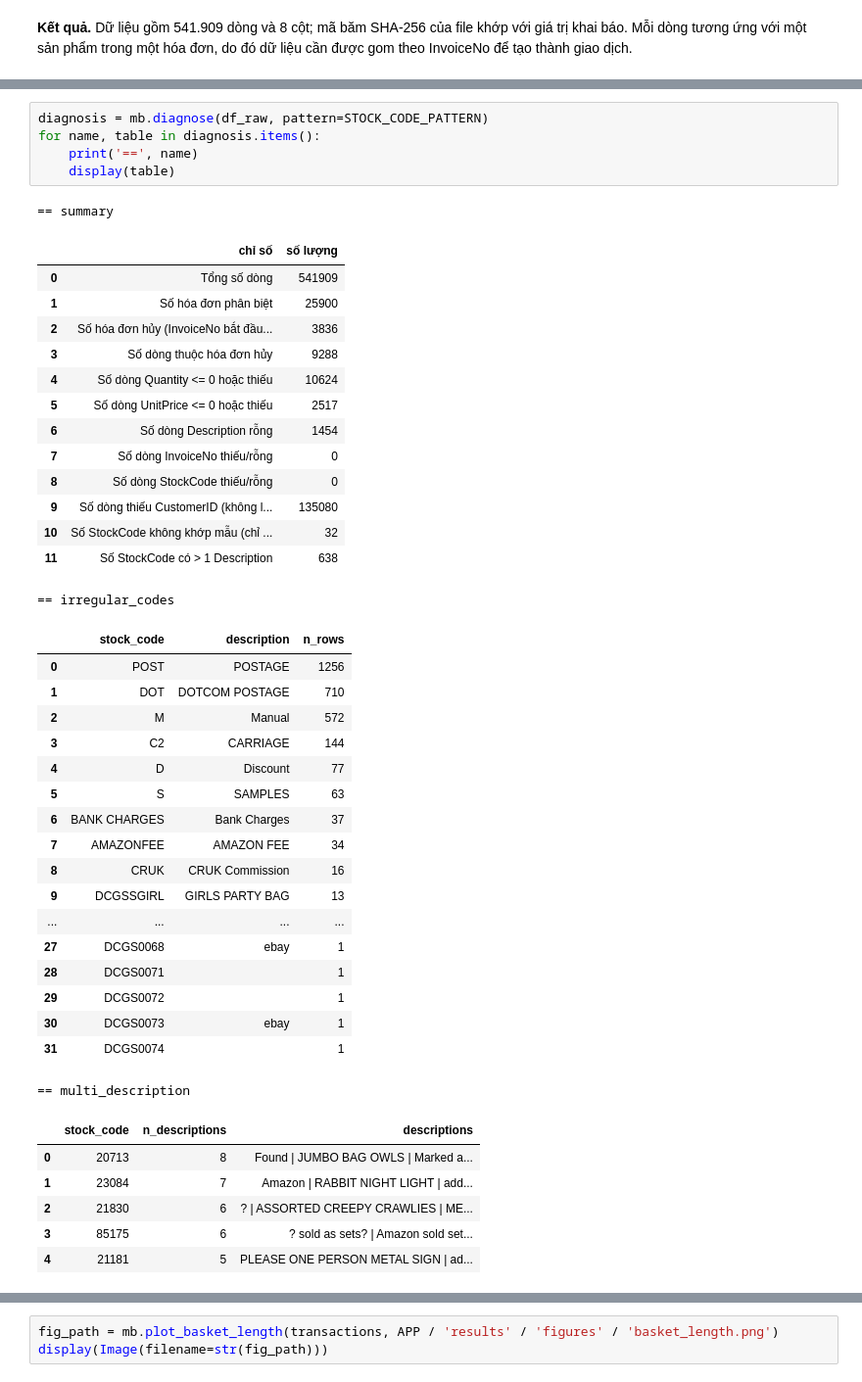
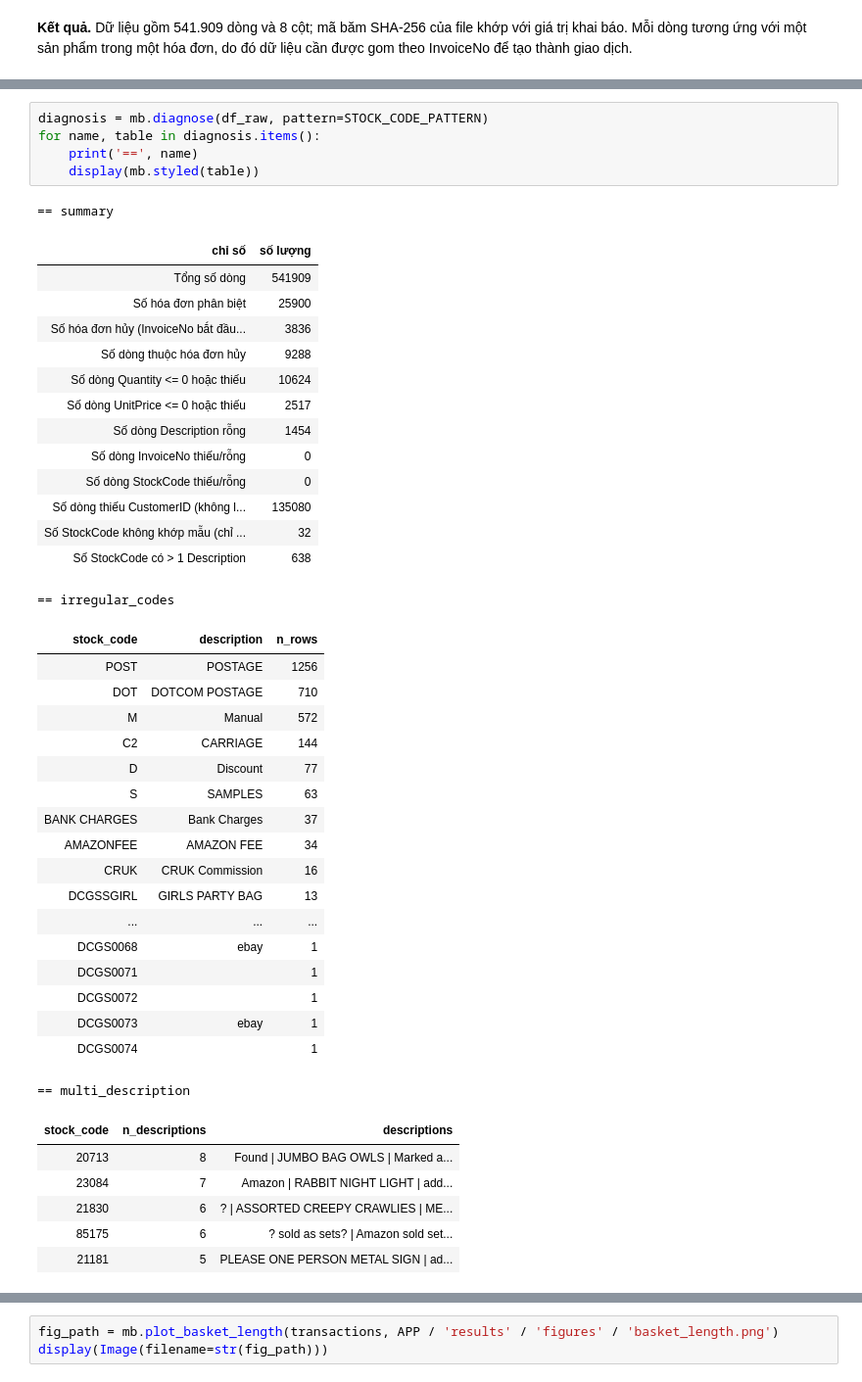
Before and after one commit to DRAGON-1312/FPClose, a Jupyter notebook: notebooks/application_01.ipynb, the cells around one changed output, grey strips where cells are left out. Shown at 98% size. Saved outputs shown, nothing was run; the diff lists cells and outputs as text.

```diff
--- a/notebooks/application_01.ipynb
+++ b/notebooks/application_01.ipynb
@@ -109,46 +144,46 @@ Trước khi loại bỏ bất kỳ dòng nào, dữ liệu được chẩn đo
 # %%
 diagnosis = mb.diagnose(df_raw, pattern=STOCK_CODE_PATTERN)
 for name, table in diagnosis.items():
     print('==', name)
-    display(table)
+    display(mb.styled(table))
 # %% [output]
 == summary
-|  | chỉ số | số lượng |
-| 0 | Tổng số dòng | 541909 |
-| 1 | Số hóa đơn phân biệt | 25900 |
-| 2 | Số hóa đơn hủy (InvoiceNo bắt đầu... | 3836 |
-| 3 | Số dòng thuộc hóa đơn hủy | 9288 |
-| 4 | Số dòng Quantity <= 0 hoặc thiếu | 10624 |
-| 5 | Số dòng UnitPrice <= 0 hoặc thiếu | 2517 |
-| 6 | Số dòng Description rỗng | 1454 |
-| 7 | Số dòng InvoiceNo thiếu/rỗng | 0 |
-| 8 | Số dòng StockCode thiếu/rỗng | 0 |
-| 9 | Số dòng thiếu CustomerID (không l... | 135080 |
-| 10 | Số StockCode không khớp mẫu (chỉ ... | 32 |
-| 11 | Số StockCode có > 1 Description | 638 |
+| chỉ số | số lượng |
+| Tổng số dòng | 541909 |
+| Số hóa đơn phân biệt | 25900 |
+| Số hóa đơn hủy (InvoiceNo bắt đầu... | 3836 |
+| Số dòng thuộc hóa đơn hủy | 9288 |
+| Số dòng Quantity <= 0 hoặc thiếu | 10624 |
+| Số dòng UnitPrice <= 0 hoặc thiếu | 2517 |
+| Số dòng Description rỗng | 1454 |
+| Số dòng InvoiceNo thiếu/rỗng | 0 |
+| Số dòng StockCode thiếu/rỗng | 0 |
+| Số dòng thiếu CustomerID (không l... | 135080 |
+| Số StockCode không khớp mẫu (chỉ ... | 32 |
+| Số StockCode có > 1 Description | 638 |
 == irregular_codes
-|  | stock_code | description | n_rows |
-| 0 | POST | POSTAGE | 1256 |
-| 1 | DOT | DOTCOM POSTAGE | 710 |
-| 2 | M | Manual | 572 |
-| 3 | C2 | CARRIAGE | 144 |
-| 4 | D | Discount | 77 |
-| 5 | S | SAMPLES | 63 |
-| 6 | BANK CHARGES | Bank Charges | 37 |
-| 7 | AMAZONFEE | AMAZON FEE | 34 |
-| 8 | CRUK | CRUK Commission | 16 |
-| 9 | DCGSSGIRL | GIRLS PARTY BAG | 13 |
-| ... | ... | ... | ... |
-| 27 | DCGS0068 | ebay | 1 |
-| 28 | DCGS0071 |  | 1 |
-| 29 | DCGS0072 |  | 1 |
-| 30 | DCGS0073 | ebay | 1 |
-| 31 | DCGS0074 |  | 1 |
+| stock_code | description | n_rows |
+| POST | POSTAGE | 1256 |
+| DOT | DOTCOM POSTAGE | 710 |
+| M | Manual | 572 |
+| C2 | CARRIAGE | 144 |
+| D | Discount | 77 |
+| S | SAMPLES | 63 |
+| BANK CHARGES | Bank Charges | 37 |
+| AMAZONFEE | AMAZON FEE | 34 |
+| CRUK | CRUK Commission | 16 |
+| DCGSSGIRL | GIRLS PARTY BAG | 13 |
+| ... | ... | ... |
+| DCGS0068 | ebay | 1 |
+| DCGS0071 |  | 1 |
+| DCGS0072 |  | 1 |
+| DCGS0073 | ebay | 1 |
+| DCGS0074 |  | 1 |
 == multi_description
-|  | stock_code | n_descriptions | descriptions |
-| 0 | 20713 | 8 | Found | JUMBO BAG OWLS | Marked a... |
-| 1 | 23084 | 7 | Amazon | RABBIT NIGHT LIGHT | add... |
-| 2 | 21830 | 6 | ? | ASSORTED CREEPY CRAWLIES | ME... |
-| 3 | 85175 | 6 | ? sold as sets? | Amazon sold set... |
-| 4 | 21181 | 5 | PLEASE ONE PERSON METAL SIGN | ad... |
+| stock_code | n_descriptions | descriptions |
+| 20713 | 8 | Found | JUMBO BAG OWLS | Marked a... |
+| 23084 | 7 | Amazon | RABBIT NIGHT LIGHT | add... |
+| 21830 | 6 | ? | ASSORTED CREEPY CRAWLIES | ME... |
+| 85175 | 6 | ? sold as sets? | Amazon sold set... |
+| 21181 | 5 | PLEASE ONE PERSON METAL SIGN | ad... |
 # %% [markdown]
```
Also changed, not shown: parts of 58 cells of this notebook, 16 other files.
